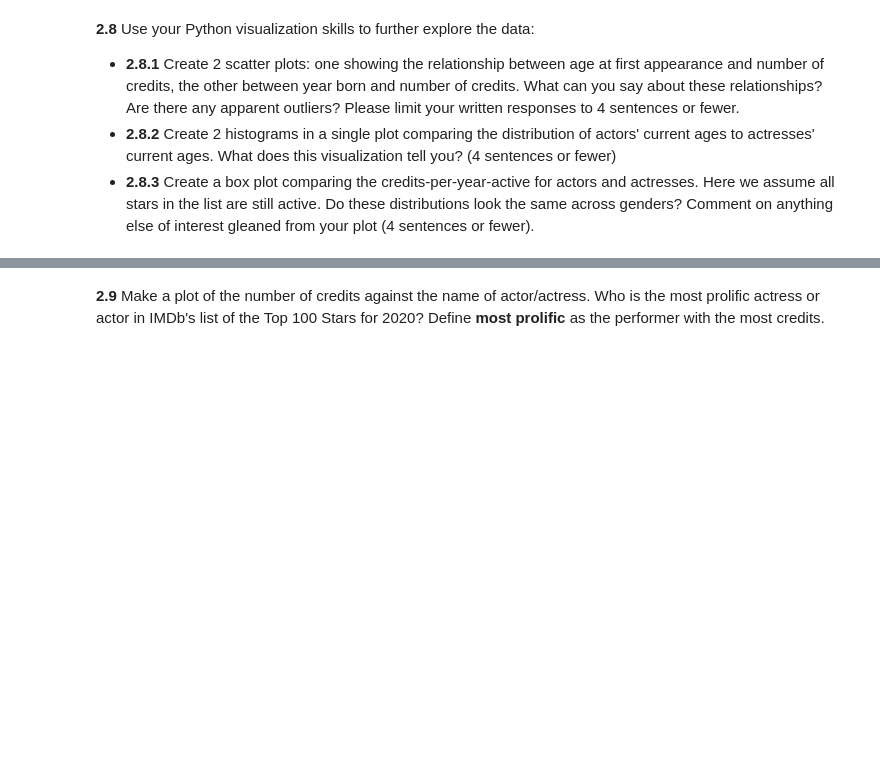
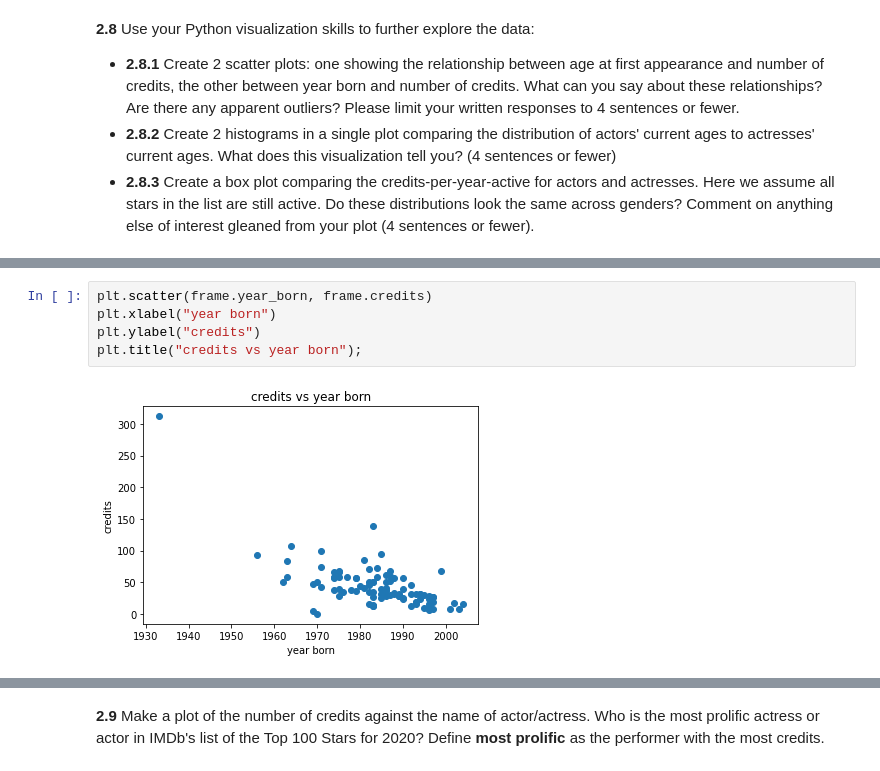
Before and after one commit to anuragmitra4/2021-s109a, a Jupyter notebook: psets/cs_s109a_hw1/cs_s109a_hw1.ipynb, the cells around one changed output, grey strips where cells are left out. Cells and saved outputs as stored; diff of their text form; blank space fills up the shorter version.

```diff
--- a/psets/cs_s109a_hw1/cs_s109a_hw1.ipynb
+++ b/psets/cs_s109a_hw1/cs_s109a_hw1.ipynb
@@ -520,0 +727,7 @@ star_table
+# %%
+plt.scatter(frame.year_born, frame.credits)
+plt.xlabel("year born")
+plt.ylabel("credits")
+plt.title("credits vs year born");
+# %% [output]
+[figure, added]
```
Also changed, not shown: parts of 53 cells of this notebook, 3 other files.
